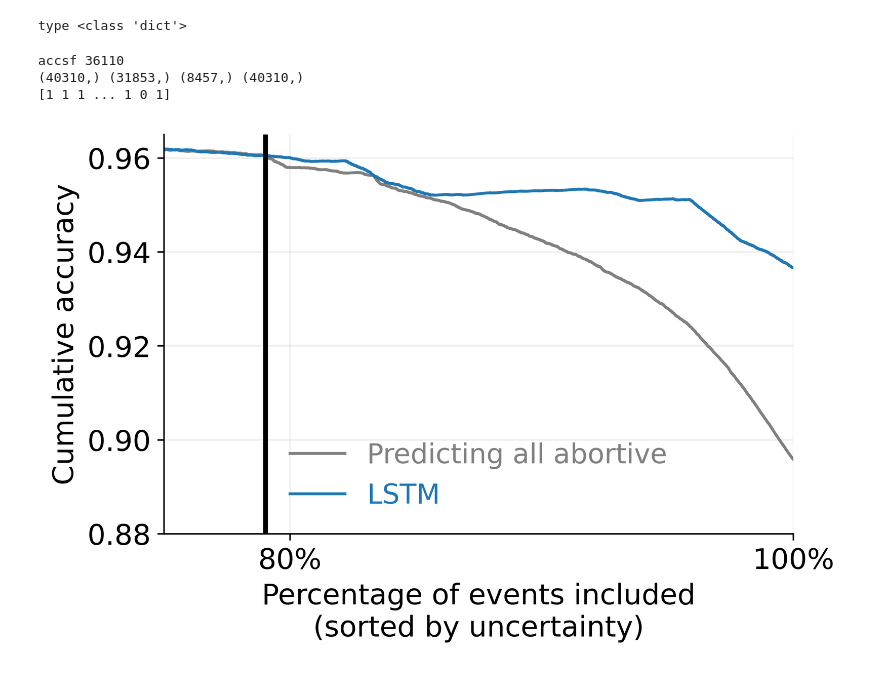
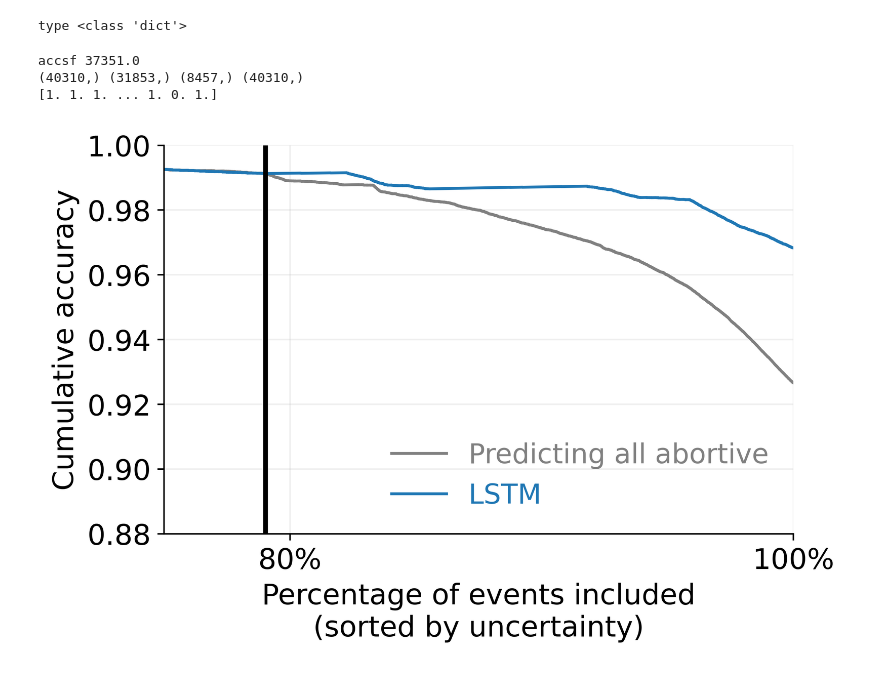
Before and after one commit to Yu-Group/molecular-partner-prediction, a Jupyter notebook: notebooks/03_fig3_cum_acc_lifetime_acc.ipynb, the cells around one changed output. Saved outputs shown, nothing was run; the diff lists cells and outputs as text; code cells hidden in the pictures.

```diff
--- a/notebooks/03_fig3_cum_acc_lifetime_acc.ipynb
+++ b/notebooks/03_fig3_cum_acc_lifetime_acc.ipynb
@@ -179,18 +185,18 @@ dfull['preds'] = np.logical_and(dfull['preds_proba'].values > 0,
 # %% [output]
 type <class 'dict'>
 # %%
-outcome_def = 'successful_dynamin'
+outcome_def = 'successful_full'
 viz.cumulative_acc_plot_all(df=dfull,
                             pred_proba_key='preds_proba',
                             pred_key='preds',
                             outcome_def=outcome_def, show=False)
 plt.xlabel('Percentage of events included\n(sorted by uncertainty)')
 plt.ylabel('Cumulative accuracy')
 plt.xlim((dfull.shape[0]*3/4, dfull.shape[0]))
-plt.ylim((0.88, 0.965))
+plt.ylim((0.88, 1.00))
 viz.savefig('cum_acc')
 # %% [output]
-accsf 36110
+accsf 37351.0
 (40310,) (31853,) (8457,) (40310,)
-[1 1 1 ... 1 0 1]
+[1. 1. 1. ... 1. 0. 1.]
-[figure, old version]
+[figure, new version]
```
Also changed, not shown: parts of 5 cells of this notebook, 9 other files.
